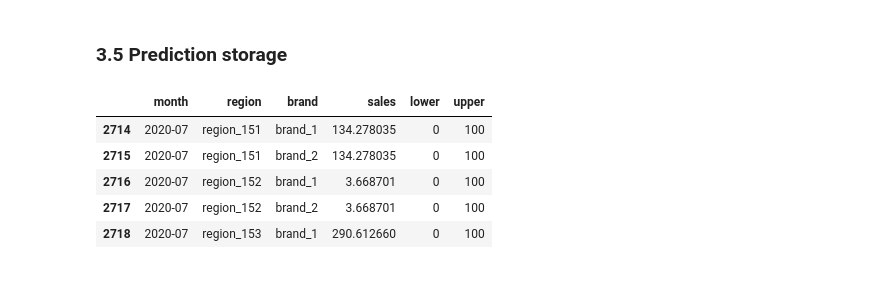
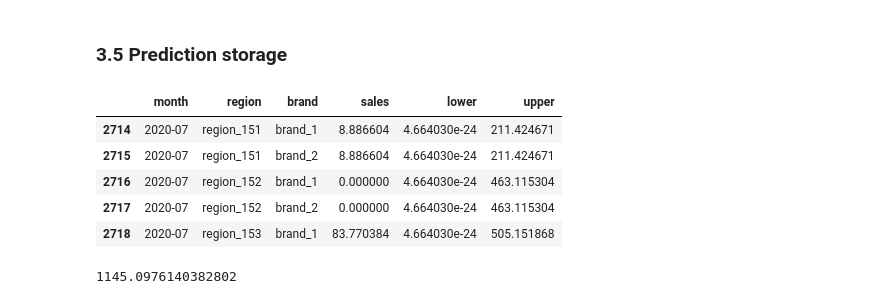
Before and after one commit to Bulbasaurzc/novartis-datathon-2021, a Jupyter notebook: notebooks/3_modelling.ipynb, the cells around one changed output. Saved outputs shown, nothing was run; the diff lists cells and outputs as text; code cells hidden in the pictures.

Commit message:
Model version 2 submission 4

```diff
--- a/notebooks/3_modelling.ipynb
+++ b/notebooks/3_modelling.ipynb
@@ -23,18 +15,8 @@ master.head()
 # %%
 x_train = master[(master.sales.isna()==False)].drop(columns = [ 'region', 'brand']).copy()
 x_train = x_train[x_train.month >= '2020-06']
-x_train['train'] =  (x_train.month <= '2021-04').astype(float)
+x_train['train'] =  (x_train.month <= '2021-06').astype(float)
 x_train.drop(columns = 'month', inplace = True)
-
-# y_train = master[(master.sales.isna()==False) & (master.month >= '2020-06') &
-#                  (master.month <= '2021-04')].sales
-
-# x_val = master[(master.sales.isna()==False) & (master.month > '2021-04')
-#               ].drop(columns = ['month', 'region', 'brand'])
-# y_val = master[(master.sales.isna()==False) & (master.month > '2021-04')
-#               ].sales
-
-x_test = master[(master.sales.isna()) & (master.month >= '2020-07')]
 # %% [markdown]
 ### 3.3 Parameter search
 # %%
@@ -101,15 +110,20 @@ pd.DataFrame({'feature': x_train.drop(columns = ['sales', 'train']).columns,
 # %% [markdown]
 ### 3.5 Prediction storage
 # %%
-x_test['sales'] = model.predict(x_test.drop(columns = ['month', 'region', 'brand', 'sales']))
-x_test = x_test[['month', 'region', 'brand', 'sales']]
-x_test['lower'] = 0
-x_test['upper'] = 100
-x_test.head()
+submission = master[(master.sales.isna()) & (master.month >= '2020-07')].copy()
+submission['sales'] = lgb_quantiles[0.5].predict(submission.drop(columns = ['month', 'region', 'brand', 'sales']))
+submission['lower'] = lgb_quantiles[0.2].predict(submission.drop(columns = ['month', 'region', 'brand', 'sales']))
+submission['upper'] = lgb_quantiles[0.8].predict(submission.drop(columns = ['month', 'region', 'brand', 'sales', 'lower']))
+submission = submission[['month', 'region', 'brand', 'sales', 'lower', 'upper']]
+
+submission.loc[submission.sales < 0, 'sales'] = 0
+submission.loc[submission.lower < 0, 'lower'] = 0
+submission.loc[submission.upper < 0, 'upper'] = 0
+submission.head()
 # %% [output]
 |  | month | region | brand | sales | lower | upper |
-| 2714 | 2020-07 | region_151 | brand_1 | 134.278035 | 0 | 100 |
-| 2715 | 2020-07 | region_151 | brand_2 | 134.278035 | 0 | 100 |
-| 2716 | 2020-07 | region_152 | brand_1 | 3.668701 | 0 | 100 |
-| 2717 | 2020-07 | region_152 | brand_2 | 3.668701 | 0 | 100 |
-| 2718 | 2020-07 | region_153 | brand_1 | 290.612660 | 0 | 100 |
+| 2714 | 2020-07 | region_151 | brand_1 | 8.886604 | 4.664030e-24 | 211.424671 |
+| 2715 | 2020-07 | region_151 | brand_2 | 8.886604 | 4.664030e-24 | 211.424671 |
+| 2716 | 2020-07 | region_152 | brand_1 | 0.000000 | 4.664030e-24 | 463.115304 |
+| 2717 | 2020-07 | region_152 | brand_2 | 0.000000 | 4.664030e-24 | 463.115304 |
+| 2718 | 2020-07 | region_153 | brand_1 | 83.770384 | 4.664030e-24 | 505.151868 |
@@ -117,0 +132,8 @@ x_test.to_csv(os.path.join(results_path, 'submission2_team46.csv'),index = False
+# %%
+(submission['upper'] - submission['lower']).mean()
+
+# Submission 2 difference - 1815.437323083508
+# Submission 3 difference - 1613.6602449420075
+# Submission 4 difference - 1145.0976140382802
+# %% [output]
+1145.0976140382802
```
Also changed, not shown: parts of 8 cells of this notebook, 7 other files.
